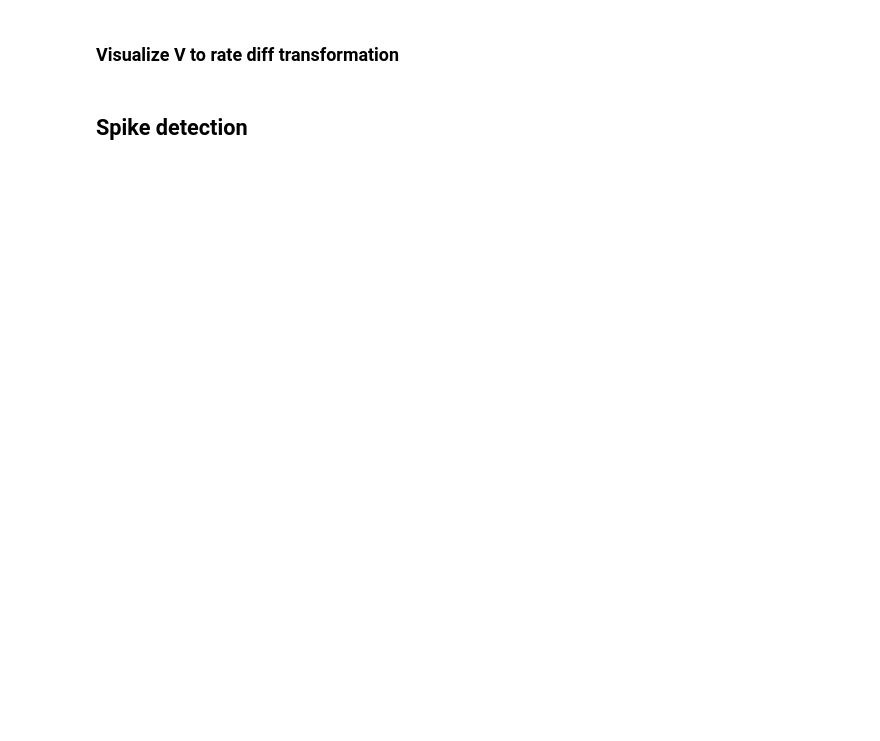
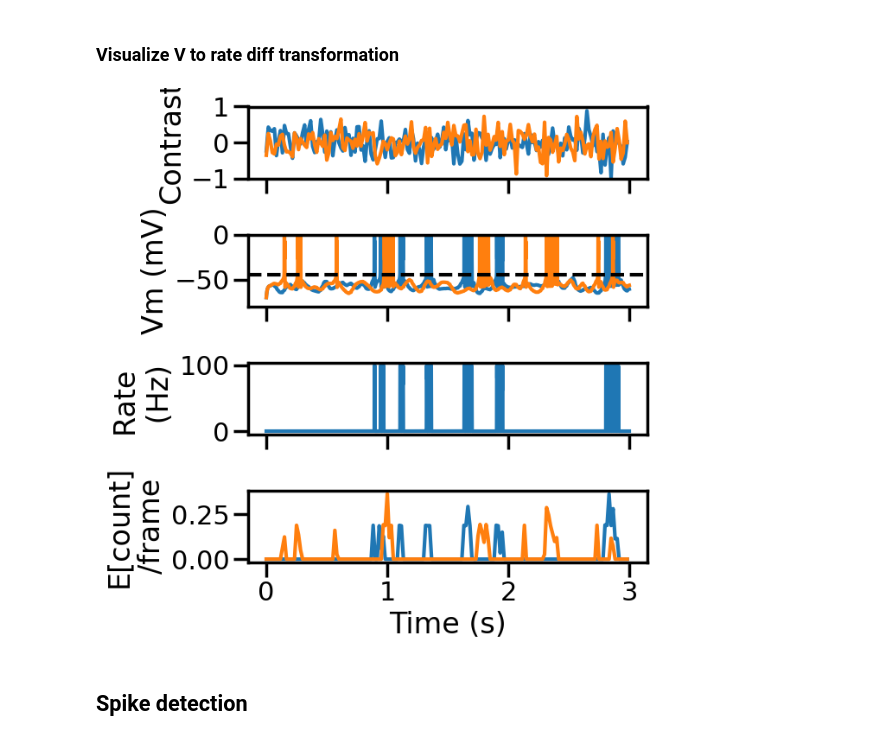
Before and after one commit to guardomayas/jaxley_rgc, a Jupyter notebook: sim_RGC.ipynb, the cells around one changed output. Saved outputs shown, nothing was run; the diff lists cells and outputs as text; code cells hidden in the pictures; blank space fills up the shorter version.

```diff
--- a/sim_RGC.ipynb
+++ b/sim_RGC.ipynb
@@ -187,25 +165,27 @@ rate_hat, mu_hat = voltage_batch_to_mu(V_batch, edges_hat, vth=-30, beta=0.5, r_
 ### Visualize V to rate diff transformation
 # %%
 
-# fig, axes = plt.subplots(4,1, sharex=True, figsize=(7,7))
-# t = jnp.arange(len(V_batch[1])) * dt_cell_s
-# t_stim = jnp.arange(len(mu_hat[0]))/60
-# axes[0].plot(t_stim, stim[0]) ; axes[0].plot(t_stim, stim[1])
-# axes[1].plot(t, V_batch[0]); axes[1].plot(t, V_batch[1])
-# axes[1].axhline(-45, ls="--", c='k')
-# axes[1].set_ylim(-80, 0)
-# axes[2].plot(t, rate_hat[0])
+fig, axes = plt.subplots(4,1, sharex=True, figsize=(7,7))
+t = jnp.arange(len(V_batch[1])) * dt_cell_s
+t_stim = jnp.arange(len(mu_hat[0]))/60
+axes[0].plot(t_stim, stim[0]) ; axes[0].plot(t_stim, stim[1])
+axes[1].plot(t, V_batch[0]); axes[1].plot(t, V_batch[1])
+axes[1].axhline(-45, ls="--", c='k')
+axes[1].set_ylim(-80, 0)
+axes[2].plot(t, rate_hat[0])
 
-# axes[3].plot(t_stim, mu_hat[0]) ; axes[3].plot(t_stim, mu_hat[1])
+axes[3].plot(t_stim, mu_hat[0]) ; axes[3].plot(t_stim, mu_hat[1])
 
-# axes[0].set_ylabel("Contrast")
-# axes[0].set_ylim(-1,1)
-# axes[1].set_ylabel("Vm (mV)")
-# axes[2].set_ylabel("Rate \n (Hz)")
-# axes[3].set_ylabel("E[count]\n/frame")
-# axes[3].set_xlabel("Time (s)")
+axes[0].set_ylabel("Contrast")
+axes[0].set_ylim(-1,1)
+axes[1].set_ylabel("Vm (mV)")
+axes[2].set_ylabel("Rate \n (Hz)")
+axes[3].set_ylabel("E[count]\n/frame")
+axes[3].set_xlabel("Time (s)")
 
-# fig.tight_layout()
+fig.tight_layout()
+# %% [output]
+[figure, added]
 # %% [markdown]
 ## Spike detection
 # %%
```
Also changed, not shown: parts of 29 cells of this notebook, 1 other file.
